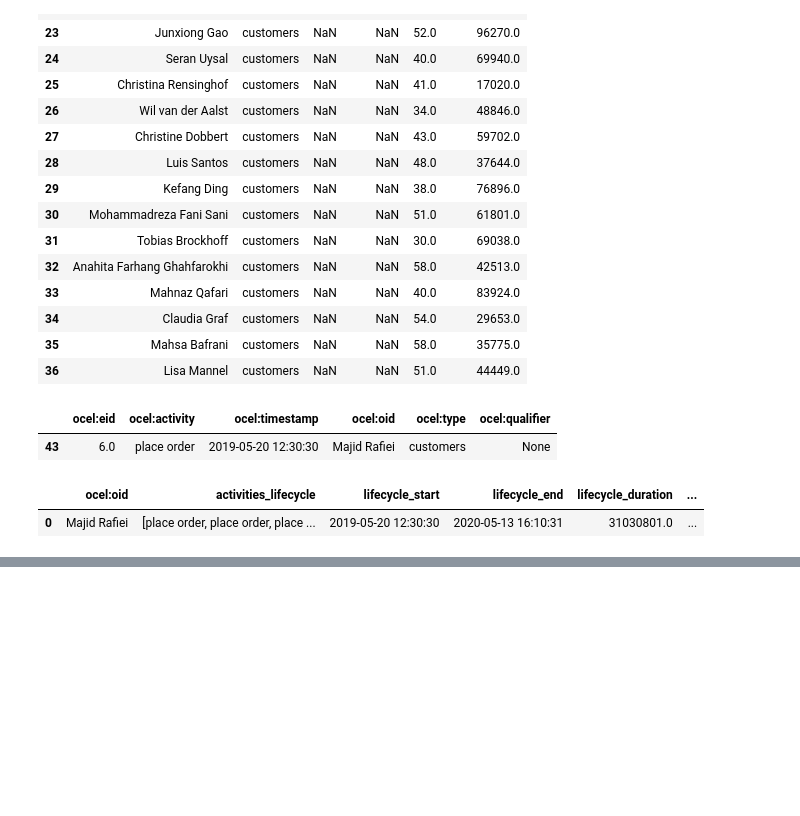
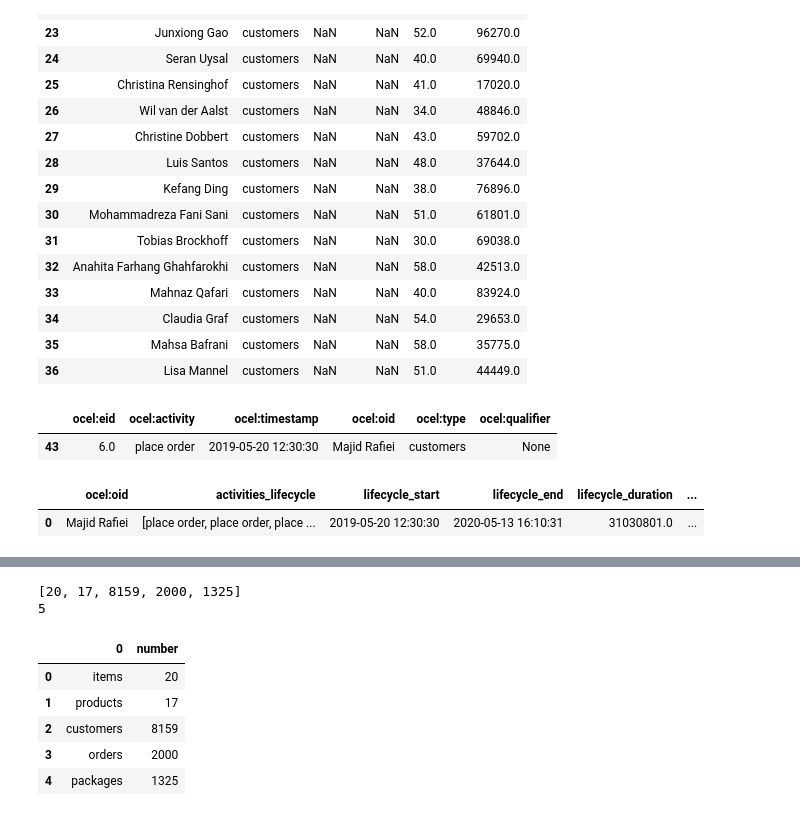
Before and after one commit to wojciechzyla/projekt-mb, a Jupyter notebook: testy.ipynb, the cells around one changed output, grey strips where cells are left out. Saved outputs shown, nothing was run; the diff lists cells and outputs as text; code cells hidden in the pictures; blank space fills up the shorter version.

```diff
--- a/testy.ipynb
+++ b/testy.ipynb
@@ -93,0 +238,13 @@ ocel.relations[ocel.relations["ocel:eid"]=="6.0"]
+# %%
+events_number = len(ocel.relations['ocel:eid'].drop_duplicates().values.tolist())
+objects_number = len(ocel.relations['ocel:oid'].drop_duplicates().values.tolist())
+object_types = pm4py.ocel_get_object_types(ocel)
+
+print(f"Your log: \n\t-includes {events_number} different events")
+print(f"Your log: \n\t-includes {objects_number} different objects")
+
+df = ocel.relations
+
+for category in object_types:
+    objects_number = len(df[(df['ocel:type'] == category)]['ocel:oid'].drop_duplicates().values.tolist())
+    print(f"\n\t-includes {objects_number} objects of type: {category}")
@@ -93,0 +266,22 @@ ocel.relations[ocel.relations["ocel:eid"]=="6.0"]
+# %%
+import pandas as pd
+numbers = []
+for category in object_types:
+    objects_number = len(df[(df['ocel:type'] == category)]['ocel:oid'].drop_duplicates().values.tolist())
+    numbers.append(objects_number)
+
+print(numbers)
+print(len(ocel.relations['ocel:type'].drop_duplicates().values))
+df = ocel.relations['ocel:type'].drop_duplicates().values.tolist()
+df = pd.DataFrame(df)
+df['number'] = numbers
+df.head()
+# %% [output]
+[20, 17, 8159, 2000, 1325]
+5
+|  | 0 | number |
+| 0 | items | 20 |
+| 1 | products | 17 |
+| 2 | customers | 8159 |
+| 3 | orders | 2000 |
+| 4 | packages | 1325 |
```
Also changed, not shown: parts of 19 cells of this notebook, 4 other files.
